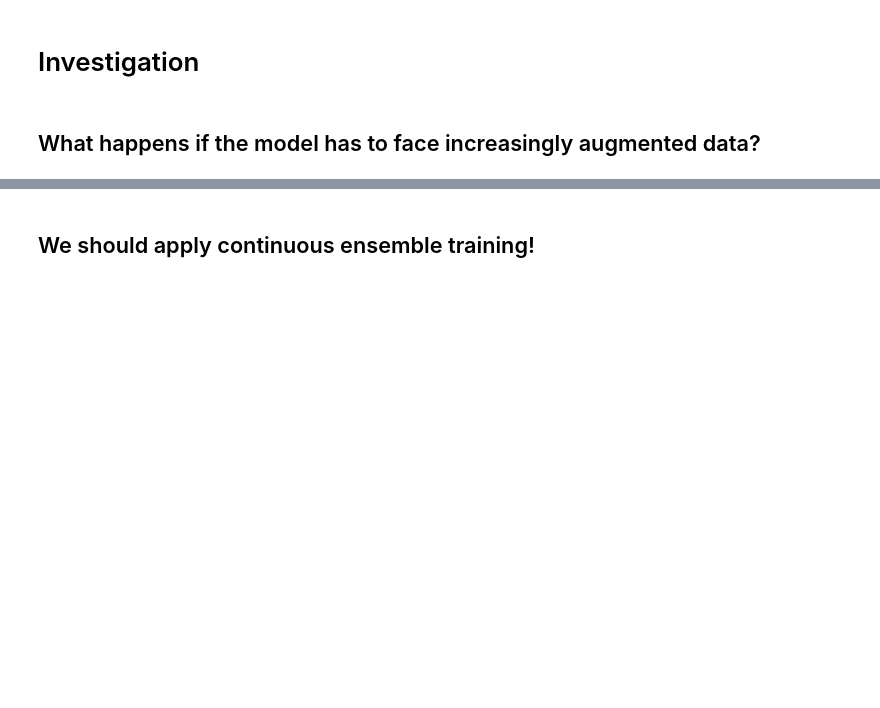
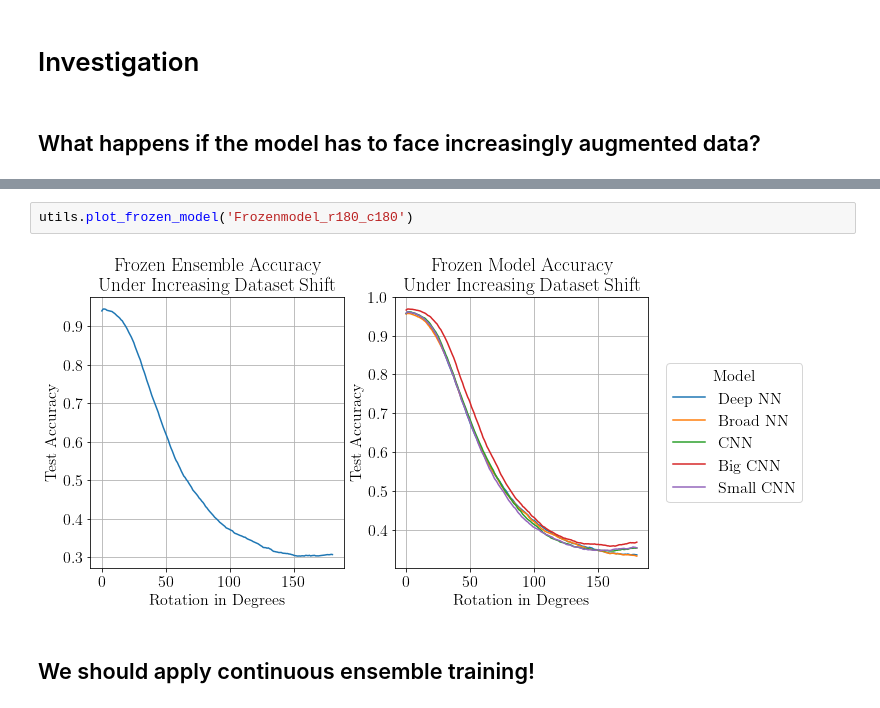
Before and after one commit to fheitzer/BAThesis-code, a Jupyter notebook: notebooks/Experimenting with the method Framework.ipynb, the cells around one changed output, grey strips where cells are left out. Drawn from its saved outputs; the diff is of its cells as text; blank space fills up the shorter version.

```diff
--- a/notebooks/Experimenting with the method Framework.ipynb
+++ b/notebooks/Experimenting with the method Framework.ipynb
@@ -70,3 +70,7 @@ utils.plot_frozen_model('Frozenmodel_r180_c180')
+# %%
+utils.plot_frozen_model('Frozenmodel_r180_c180')
+# %% [output]
+[figure, added]
 # %% [markdown]
 ## We should apply continuous ensemble training!
 # %% [markdown]
```
Also changed, not shown: parts of 12 cells of this notebook, 26 other files.
